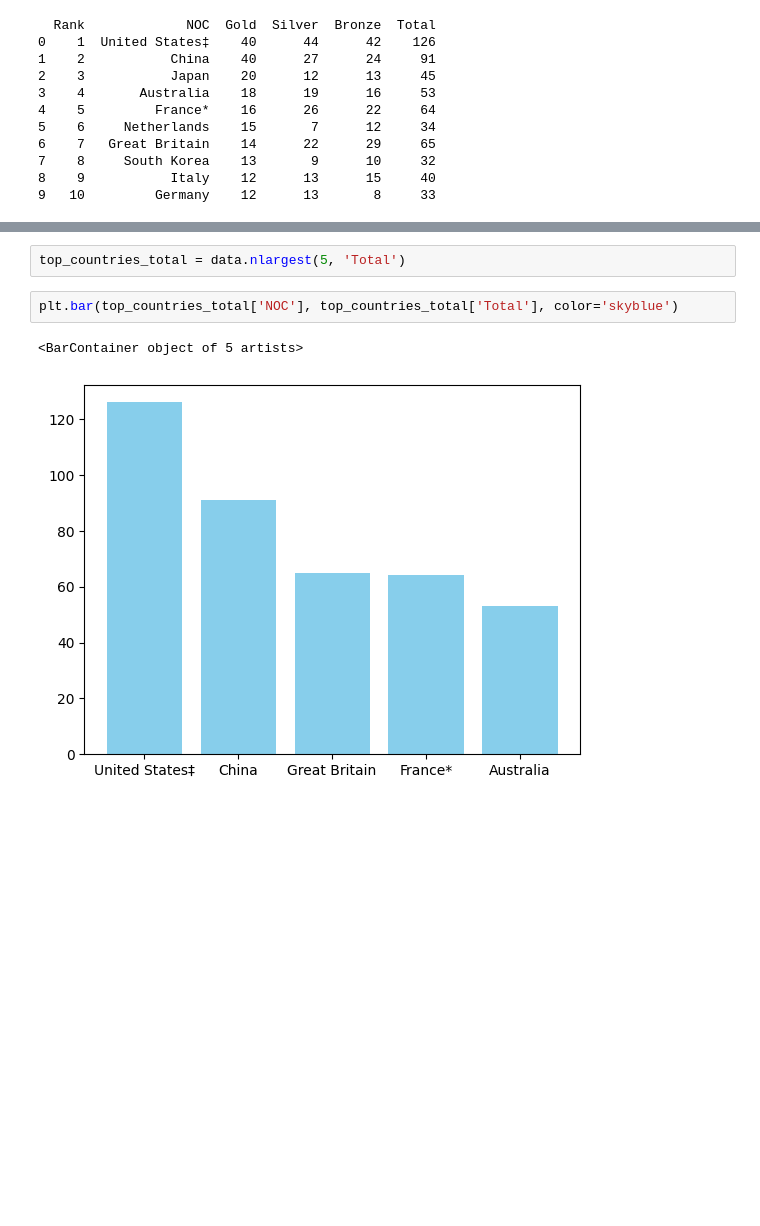
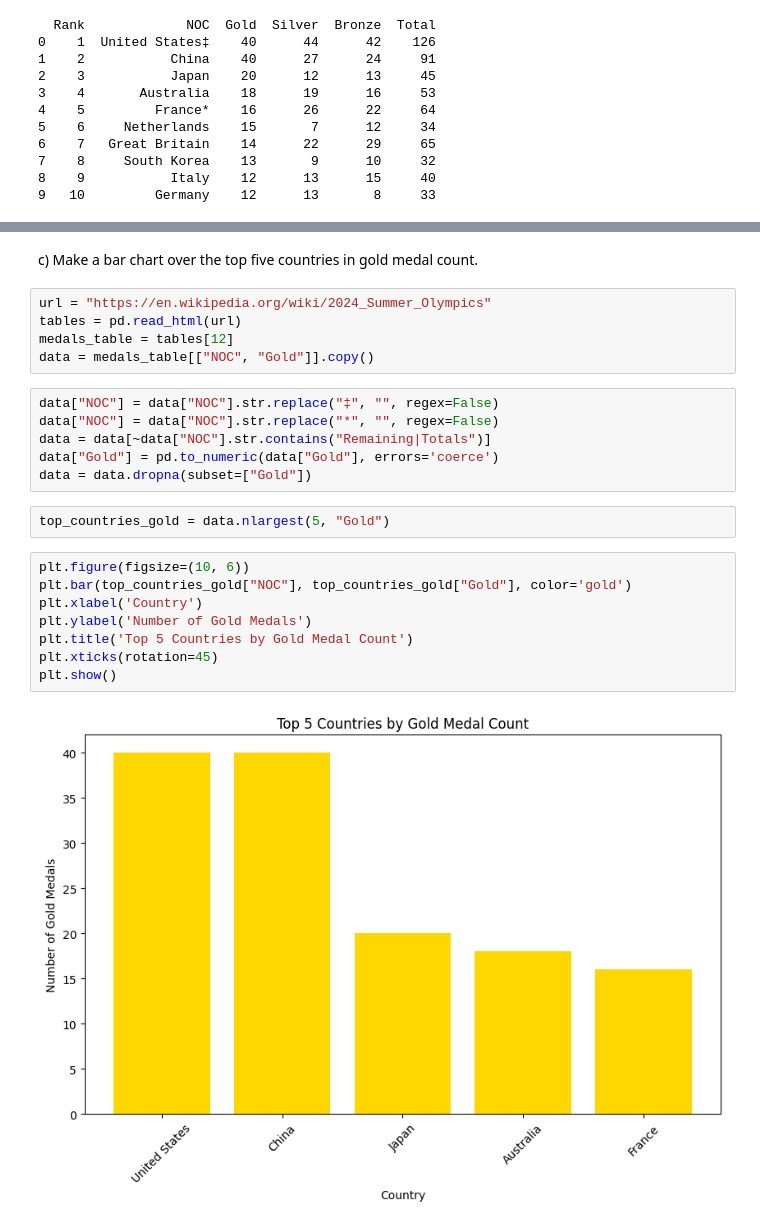
Before and after one commit to Markofbear/Fullstack_data_Bjorn_Lagerblad, a Jupyter notebook: _exercises_code/exercise1_data_processing.ipynb, the cells around one changed output, grey strips where cells are left out. Drawn from its saved outputs; the diff is of its cells as text; blank space fills up the shorter version.

```diff
--- a/_exercises_code/exercise1_data_processing.ipynb
+++ b/_exercises_code/exercise1_data_processing.ipynb
@@ -418,7 +419,25 @@ data = data.dropna(subset=['Total'])
+# %% [markdown]
+ c) Make a bar chart over the top five countries in gold medal count.
+# %%
+url = "https://en.wikipedia.org/wiki/2024_Summer_Olympics"
+tables = pd.read_html(url)
+medals_table = tables[12]
+data = medals_table[["NOC", "Gold"]].copy()
+# %%
+data["NOC"] = data["NOC"].str.replace("‡", "", regex=False)
+data["NOC"] = data["NOC"].str.replace("*", "", regex=False)
+data = data[~data["NOC"].str.contains("Remaining|Totals")]
+data["Gold"] = pd.to_numeric(data["Gold"], errors='coerce')
+data = data.dropna(subset=["Gold"])
 # %%
-top_countries_total = data.nlargest(5, 'Total')
+top_countries_gold = data.nlargest(5, "Gold")
-# %%
-plt.bar(top_countries_total['NOC'], top_countries_total['Total'], color='skyblue')
-# %% [output]
-<BarContainer object of 5 artists>
-[figure, removed]
+# %%
+plt.figure(figsize=(10, 6))
+plt.bar(top_countries_gold["NOC"], top_countries_gold["Gold"], color='gold')
+plt.xlabel('Country')
+plt.ylabel('Number of Gold Medals')
+plt.title('Top 5 Countries by Gold Medal Count')
+plt.xticks(rotation=45)
+plt.show()
+# %% [output]
+[figure, added]
```
Also changed, not shown: parts of 19 cells of this notebook.
